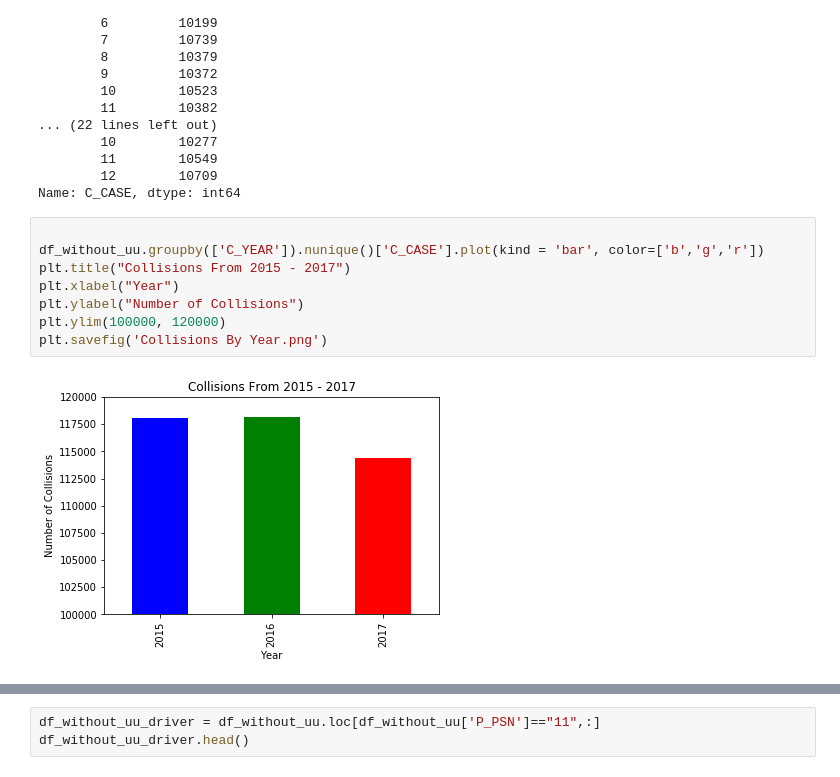
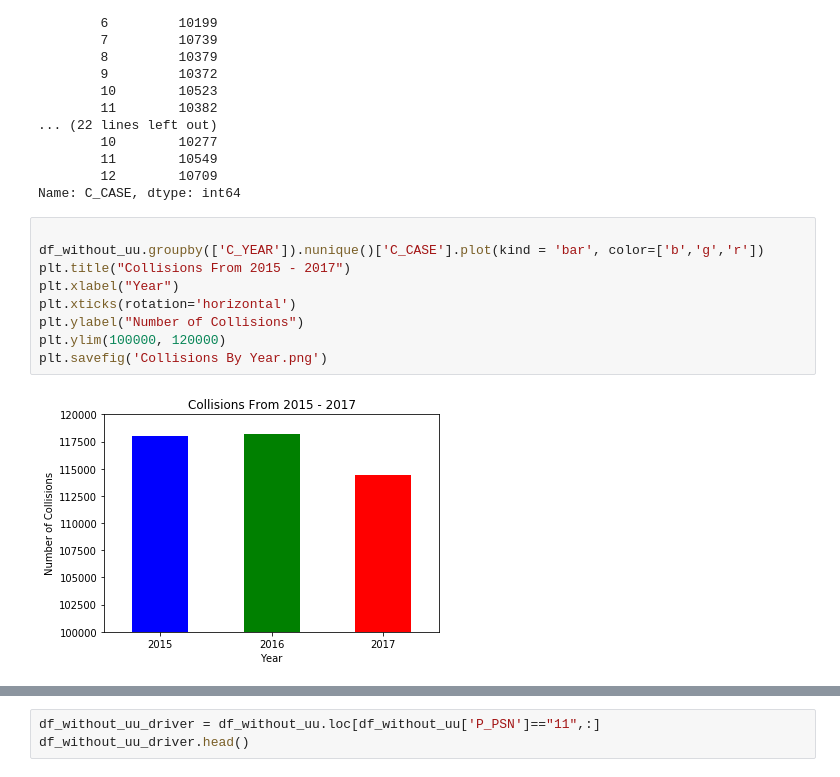
Before and after one commit to frpatel/team5-NCDB, a Jupyter notebook: project1-NCDB.ipynb, the cells around one changed output, grey strips where cells are left out. Saved outputs shown, nothing was run; the diff lists cells and outputs as text.

```diff
--- a/project1-NCDB.ipynb
+++ b/project1-NCDB.ipynb
@@ -119,13 +119,14 @@ Name: C_CASE, dtype: int64
 # %%
 
 df_without_uu.groupby(['C_YEAR']).nunique()['C_CASE'].plot(kind = 'bar', color=['b','g','r'])
 plt.title("Collisions From 2015 - 2017")
 plt.xlabel("Year")
+plt.xticks(rotation='horizontal')
 plt.ylabel("Number of Collisions")
 plt.ylim(100000, 120000)
 plt.savefig('Collisions By Year.png')
 # %% [output]
-[figure, old version]
+[figure, new version]
 # %%
 x_axis= np.arange(len(df_without_uu))
 tick_locations= [value for value in x_axis]
```
Also changed, not shown: parts of 13 cells of this notebook.
